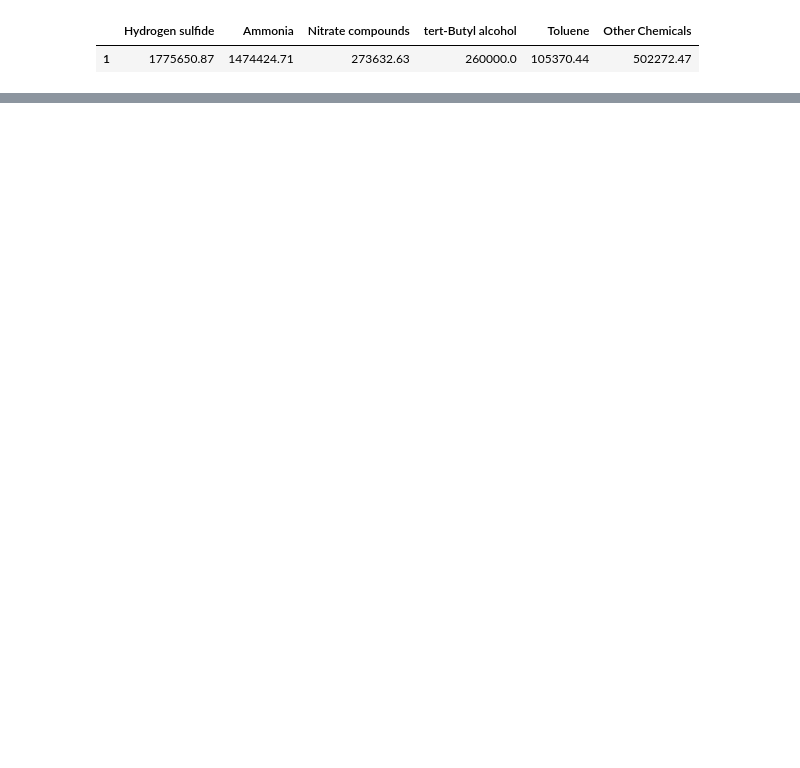
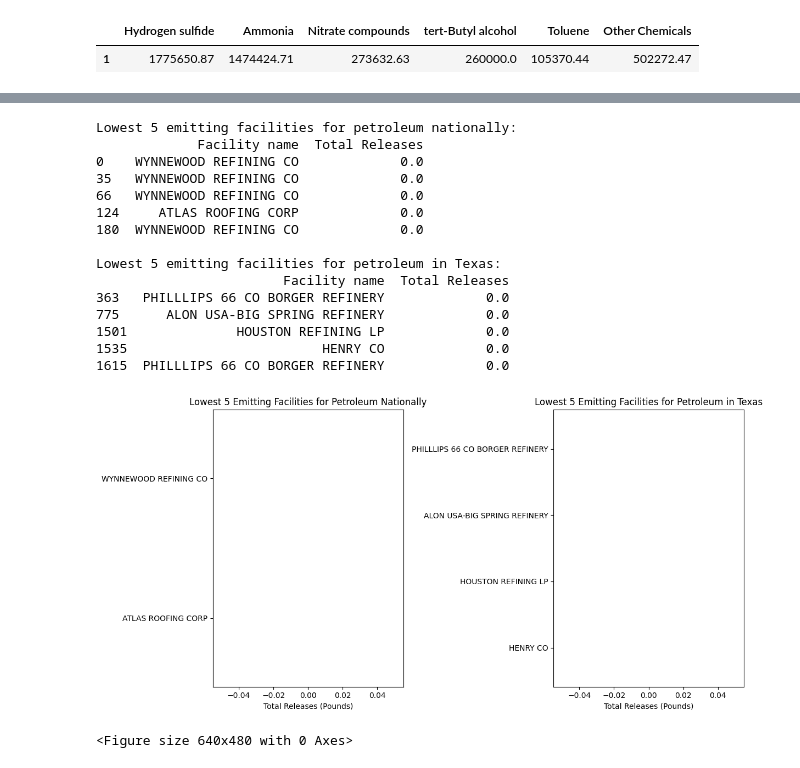
Before and after one commit to talaniz26/Project1Challenge-group4, a Jupyter notebook: data_exploration_cleanup.ipynb, the cells around one changed output, grey strips where cells are left out. Drawn from its saved outputs; the diff is of its cells as text; code cells hidden in the pictures; blank space fills up the shorter version.

```diff
--- a/data_exploration_cleanup.ipynb
+++ b/data_exploration_cleanup.ipynb
@@ -354,0 +519,53 @@ plt.savefig("png_output/Fig7.png")
+# %%
+import matplotlib.pyplot as plt
+
+# Find the lowest 5 emitting facilities for petroleum nationally
+lowest_5_nationally = petroleum_select_col.nsmallest(5, 'Total Releases')
+
+# Find the lowest 5 emitting facilities for petroleum in Texas
+lowest_5_in_tx = tx_facilities_petroleum.nsmallest(5, 'Total Releases')
+
+# Print the lowest 5 nationally
+print("Lowest 5 emitting facilities for petroleum nationally:")
+print(lowest_5_nationally[['Facility name', 'Total Releases']])
+
+# Print the lowest 5 in Texas
+print("\nLowest 5 emitting facilities for petroleum in Texas:")
+print(lowest_5_in_tx[['Facility name', 'Total Releases']])
+
+# Create a bar graph to visualize the lowest 5 emitting facilities nationally
+plt.figure(figsize=(12, 6))
+plt.subplot(121)
+plt.barh(lowest_5_nationally['Facility name'], lowest_5_nationally['Total Releases'], color='blue')
+plt.title('Lowest 5 Emitting Facilities for Petroleum Nationally')
+plt.xlabel('Total Releases (Pounds)')
+plt.gca().invert_yaxis()  # Invert the y-axis to show the lowest at the top
+
+# Create a bar graph to visualize the lowest 5 emitting facilities in Texas
+plt.subplot(122)
+plt.barh(lowest_5_in_tx['Facility name'], lowest_5_in_tx['Total Releases'], color='green')
+plt.title('Lowest 5 Emitting Facilities for Petroleum in Texas')
+plt.xlabel('Total Releases (Pounds)')
+plt.gca().invert_yaxis()  # Invert the y-axis to show the lowest at the top
+
+plt.tight_layout()
+plt.show()
+plt.savefig("png_output/Fig10.png")
+# %% [output]
+Lowest 5 emitting facilities for petroleum nationally:
+             Facility name  Total Releases
+0    WYNNEWOOD REFINING CO             0.0
+35   WYNNEWOOD REFINING CO             0.0
+66   WYNNEWOOD REFINING CO             0.0
+124     ATLAS ROOFING CORP             0.0
+180  WYNNEWOOD REFINING CO             0.0
+
+Lowest 5 emitting facilities for petroleum in Texas:
+                        Facility name  Total Releases
+363   PHILLLIPS 66 CO BORGER REFINERY             0.0
+775      ALON USA-BIG SPRING REFINERY             0.0
+1501              HOUSTON REFINING LP             0.0
+1535                         HENRY CO             0.0
+1615  PHILLLIPS 66 CO BORGER REFINERY             0.0
+[figure, added]
+<Figure size 640x480 with 0 Axes>
```
Also changed, not shown: parts of 10 cells of this notebook, 11 other files.
